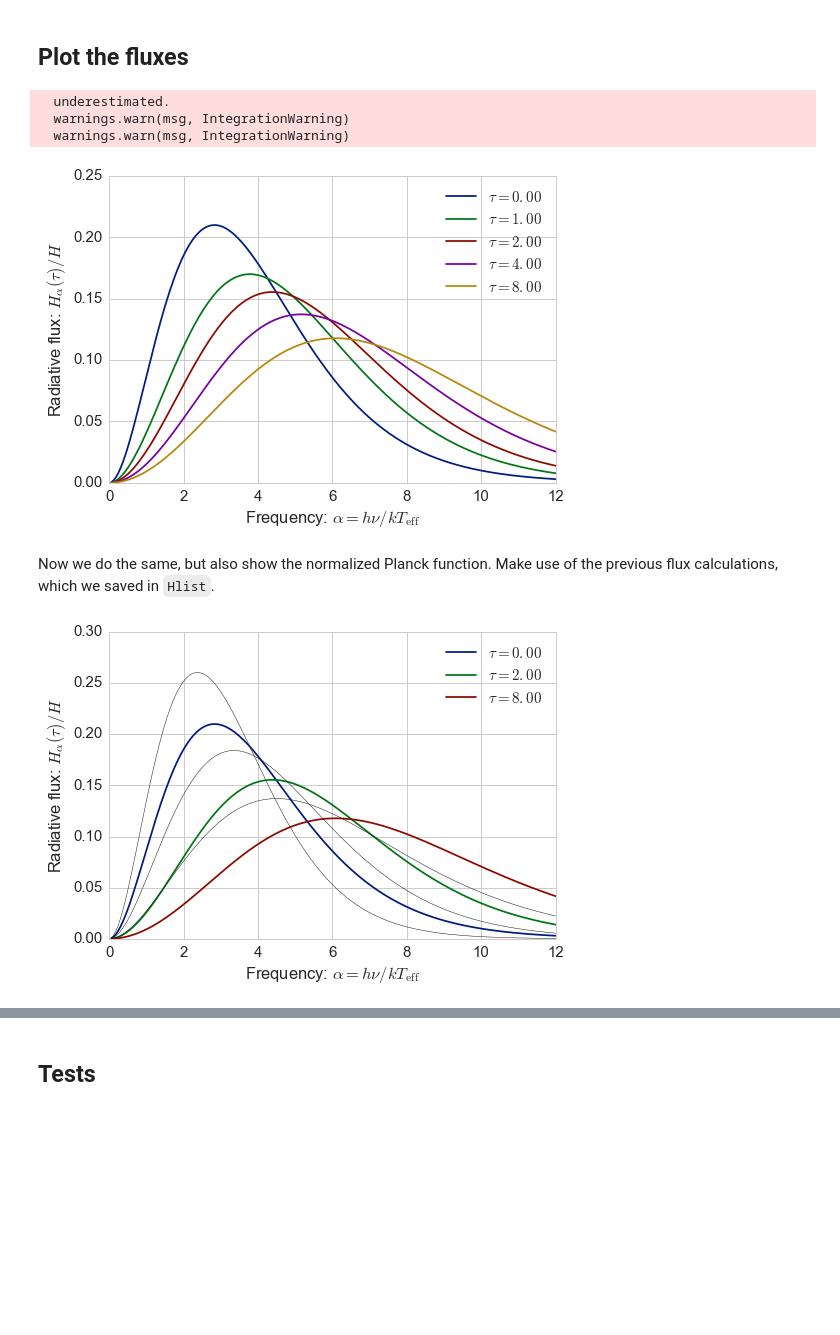
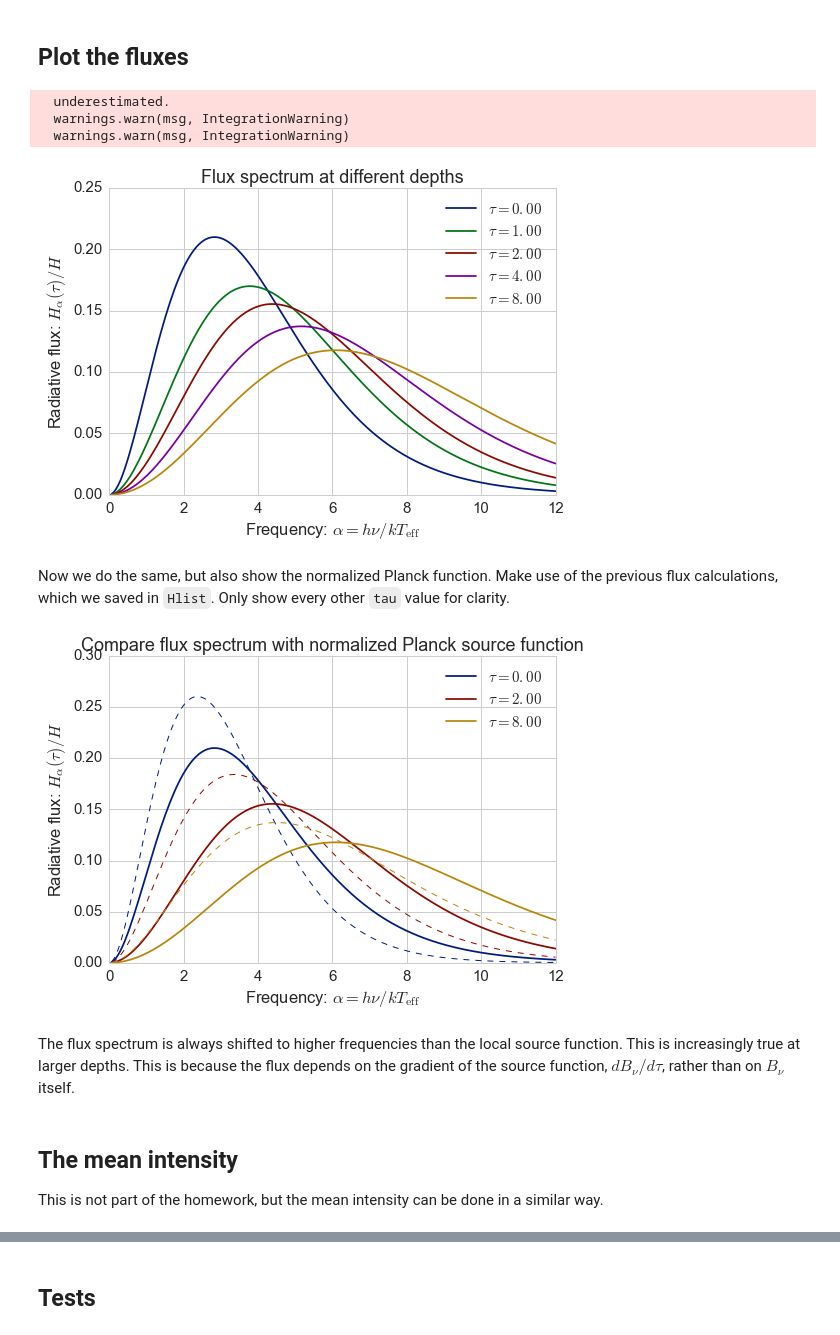
Before and after one commit to deprecated/grey-atmosphere, a Jupyter notebook: Grey Milne Flux.ipynb, the cells around one changed output, grey strips where cells are left out. Saved outputs shown, nothing was run; the diff lists cells and outputs as text; code cells hidden in the pictures; blank space fills up the shorter version.

```diff
--- a/Grey Milne Flux.ipynb
+++ b/Grey Milne Flux.ipynb
@@ -228,23 +229,33 @@ for tau in taus:
 ax.legend()
 ax.set_xlabel(alpha_label)
 ax.set_ylabel(flux_label)
+ax.set_title('Flux spectrum at different depths')
 None
 # %% [output]
   underestimated.
   warnings.warn(msg, IntegrationWarning)
   warnings.warn(msg, IntegrationWarning)
-[figure, old version]
+[figure, new version]
 # %% [markdown]
-Now we do the same, but also show the normalized Planck function.  Make use of the previous flux calculations, which we saved in `Hlist`.
+Now we do the same, but also show the normalized Planck function.  Make use of the previous flux calculations, which we saved in `Hlist`.  Only show every other `tau` value for clarity.
 # %%
 fig, ax = plt.subplots(1, 1)
-for tau, H in zip(taus[::2], Hlist[::2]):
-    ax.plot(alpha_pts, H, label=r'$\tau = {:.2f}$'.format(tau))
+colors = 'bry'
+for tau, H, color in zip(taus[::2], Hlist[::2], colors):
+    ax.plot(alpha_pts, H, c=color,
+            label=r'$\tau = {:.2f}$'.format(tau))
     B = p(tau)**4 * planck(alpha_pts, tau)
-    ax.plot(alpha_pts, B, lw=0.5, color='k', label=None)
+    ax.plot(alpha_pts, B, lw=1, ls='--', c=color, label=None)
 ax.legend()
 ax.set_xlabel(alpha_label)
 ax.set_ylabel(flux_label)
+ax.set_title('Compare flux spectrum with normalized Planck source function')
 None
 # %% [output]
-[figure, old version]
+[figure, new version]
+# %% [markdown]
+The flux spectrum is always shifted to higher frequencies than the local source function.  This is increasingly true at larger depths.  This is because the flux depends on the gradient of the source function, $d B_\nu / d \tau$, rather than on $B_\nu$ itself.
+# %% [markdown]
+## The mean intensity
+
+This is not part of the homework, but the mean intensity can be done in a similar way.
```
Also changed, not shown: parts of 13 cells of this notebook, 1 other file.
